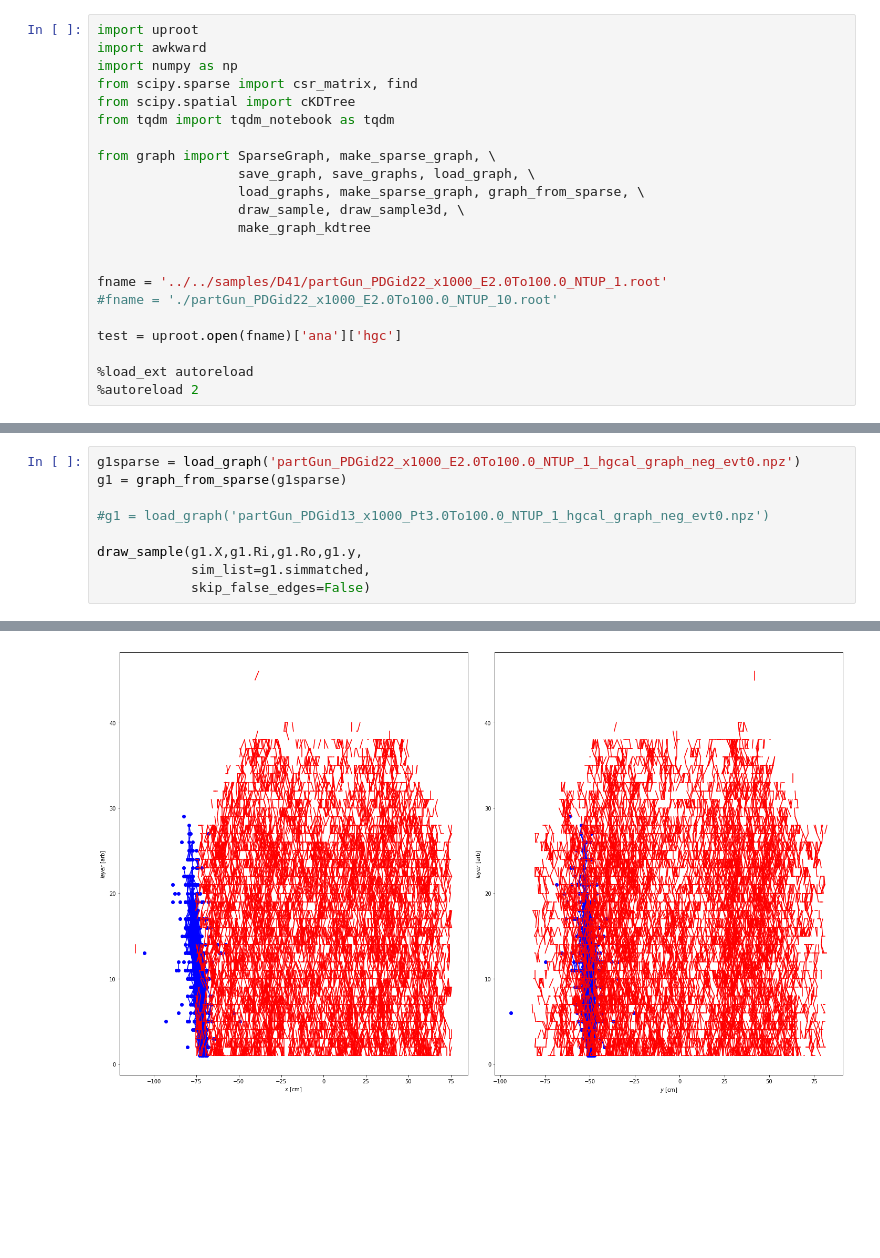
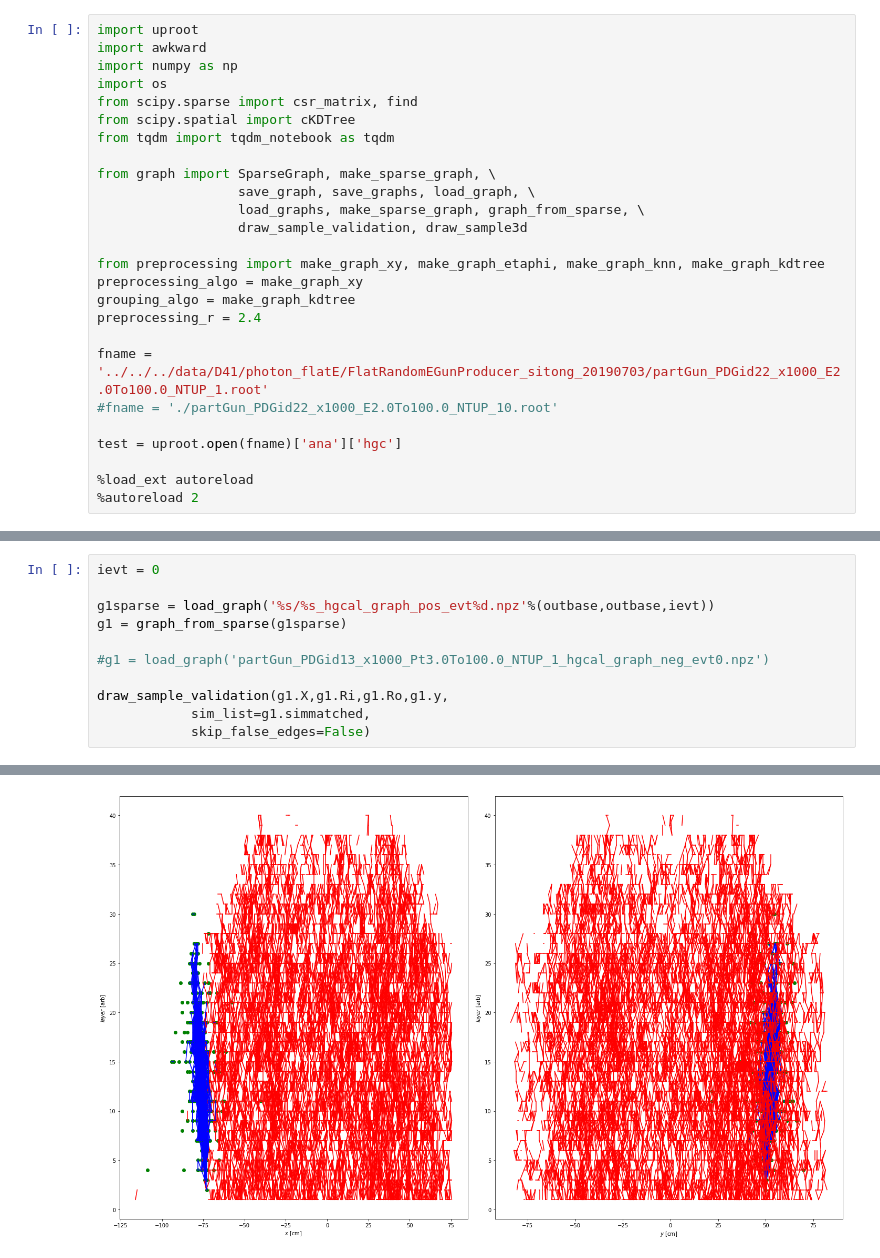
Before and after one commit to tklijnsma/hgcal_ldrd, a Jupyter notebook: notebooks/graph_generation/make_graphs.ipynb, the cells around one changed output, grey strips where cells are left out. Drawn from its saved outputs; the diff is of its cells as text; blank space fills up the shorter version.

Commit message:
Add integration; refactor make_graph to use same preprocessing code

```diff
--- a/notebooks/graph_generation/make_graphs.ipynb
+++ b/notebooks/graph_generation/make_graphs.ipynb
@@ -2,6 +2,7 @@
 import uproot
 import awkward
 import numpy as np
+import os
 from scipy.sparse import csr_matrix, find
 from scipy.spatial import cKDTree
 from tqdm import tqdm_notebook as tqdm
@@ -9,11 +10,14 @@ from tqdm import tqdm_notebook as tqdm
 from graph import SparseGraph, make_sparse_graph, \
                   save_graph, save_graphs, load_graph, \
                   load_graphs, make_sparse_graph, graph_from_sparse, \
-                  draw_sample, draw_sample3d, \
-                  make_graph_kdtree
+                  draw_sample_validation, draw_sample3d
 
+from preprocessing import make_graph_xy, make_graph_etaphi, make_graph_knn, make_graph_kdtree
+preprocessing_algo = make_graph_xy
+grouping_algo = make_graph_kdtree
+preprocessing_r = 2.4
 
-fname = '../../samples/D41/partGun_PDGid22_x1000_E2.0To100.0_NTUP_1.root'
+fname = '../../../data/D41/photon_flatE/FlatRandomEGunProducer_sitong_20190703/partGun_PDGid22_x1000_E2.0To100.0_NTUP_1.root'
 #fname = './partGun_PDGid22_x1000_E2.0To100.0_NTUP_10.root'
 
 test = uproot.open(fname)['ana']['hgc']
@@ -98,12 +70,14 @@ for ievt in tqdm(range(rechit_z.size),desc='events processed'):
 # %% [output]
 HBox(children=(IntProgress(value=0, description='events processed', max=1000, style=ProgressStyle(description_…
 # %%
-g1sparse = load_graph('partGun_PDGid22_x1000_E2.0To100.0_NTUP_1_hgcal_graph_neg_evt0.npz')
+ievt = 0
+
+g1sparse = load_graph('%s/%s_hgcal_graph_pos_evt%d.npz'%(outbase,outbase,ievt))
 g1 = graph_from_sparse(g1sparse)
 
 #g1 = load_graph('partGun_PDGid13_x1000_Pt3.0To100.0_NTUP_1_hgcal_graph_neg_evt0.npz')
 
-draw_sample(g1.X,g1.Ri,g1.Ro,g1.y,
+draw_sample_validation(g1.X,g1.Ri,g1.Ro,g1.y,
             sim_list=g1.simmatched,
             skip_false_edges=False)
 # %% [output]
@@ -110,2 +87,2 @@ draw_sample(g1.X,g1.Ri,g1.Ro,g1.y,
-[figure, old version]
+[figure, new version]
 # %%
```
Also changed, not shown: parts of 4 cells of this notebook, 3 other files.
